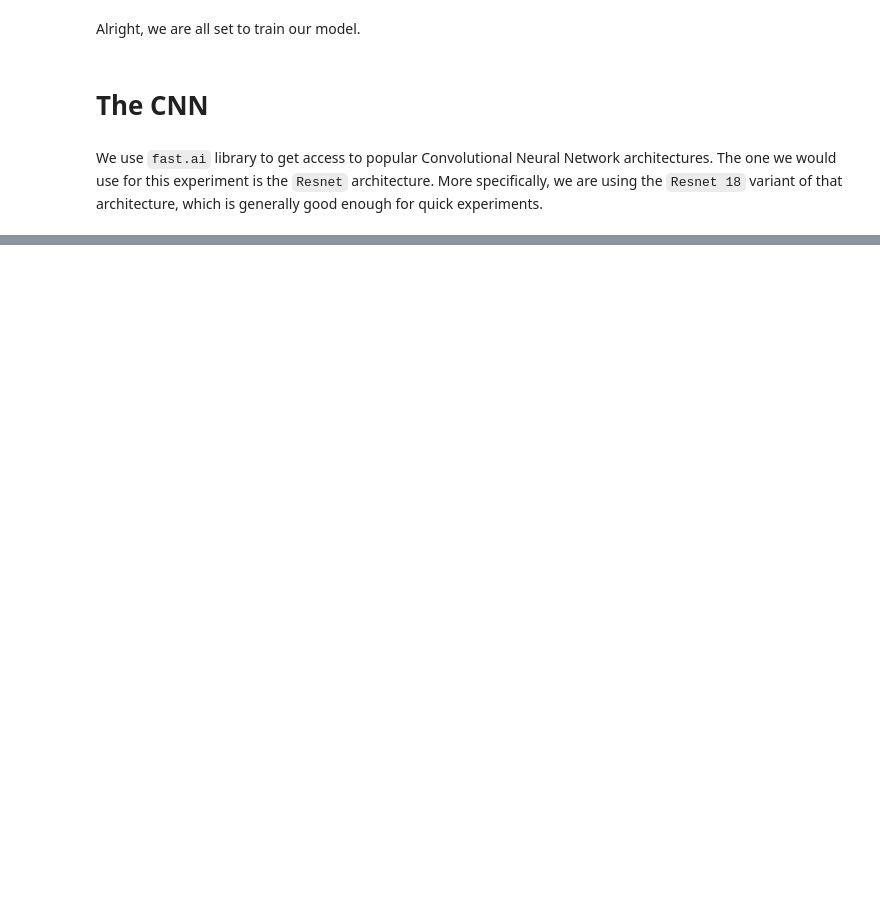
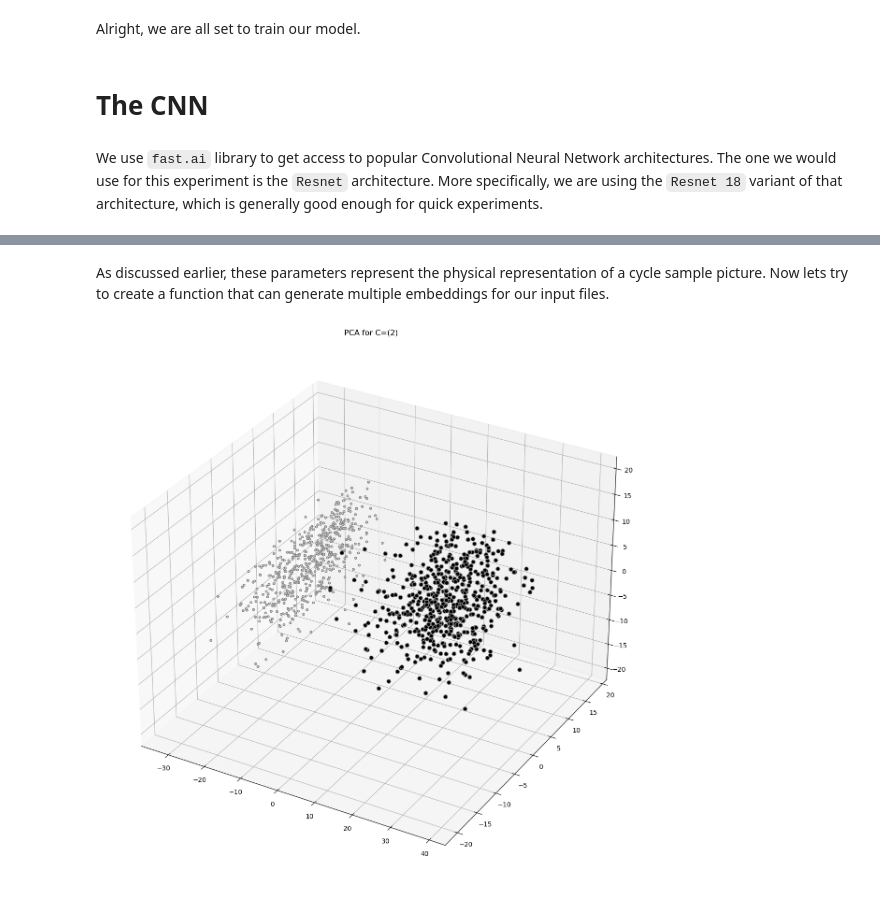
Before and after one commit to garyiskidding/Creating-Human-Photographic-Memory-Artificially-blog, a Jupyter notebook: Notebooks/CNN-ParameterSpace.ipynb, the cells around one changed output, grey strips where cells are left out. Drawn from its saved outputs; the diff is of its cells as text; code cells hidden in the pictures; blank space fills up the shorter version.

Commit message:
working plots

```diff
--- a/Notebooks/CNN-ParameterSpace.ipynb
+++ b/Notebooks/CNN-ParameterSpace.ipynb
@@ -104,0 +273,35 @@ learn.fine_tune(3)
+# %% [markdown]
+As discussed earlier, these parameters represent the physical representation of a cycle sample picture. Now lets try to create a function that can generate multiple embeddings for our input files.
+# %%
+def emb_multi(files, model):
+    "Get embeddings for all items in files"
+    labels = None
+    embeddings = None
+    for i in tqdm(range(len(files))):
+        # Collect label
+        file = files[i]
+        label_str = parent_label(file)
+        label = 0 if label_str == 'bicycle' else 1
+        label_tensor = torch.tensor(int(label)).unsqueeze(0)
+        if labels is None:
+            labels = label_tensor
+        else:
+            labels = torch.cat((labels, label_tensor), dim=0)
+        # Collect embedding
+        emb = emb_one(file, model)
+        if embeddings is None :
+            embeddings = emb
+        else:
+            embeddings = torch.cat((embeddings, emb), dim=0)
+        sleep(0.01)
+    return labels, embeddings
+# %%
+all_imgs = get_image_files(path)
+# %%
+sub_emb = emb_multi(all_imgs, cnn)
+# %%
+al, ae = sub_emb
+# %%
+pca_fig = plot_pca(al, ae, figsize=[15, 15])
+# %% [output]
+[figure, added]
```
Also changed, not shown: parts of 27 cells of this notebook, 3 other files.
